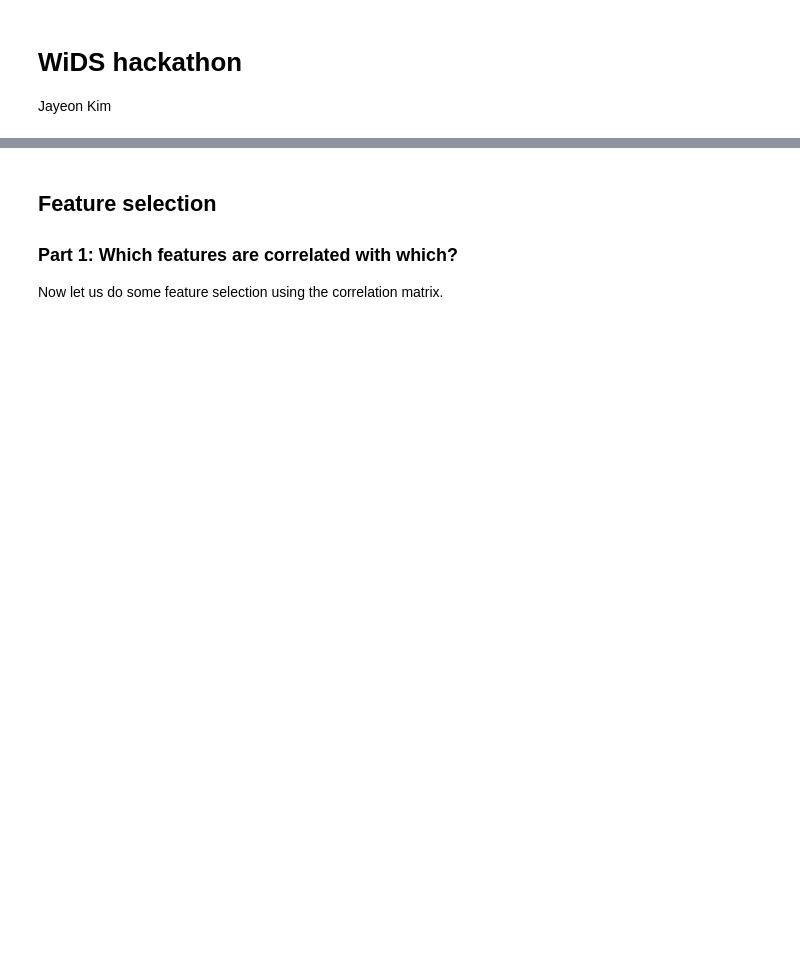
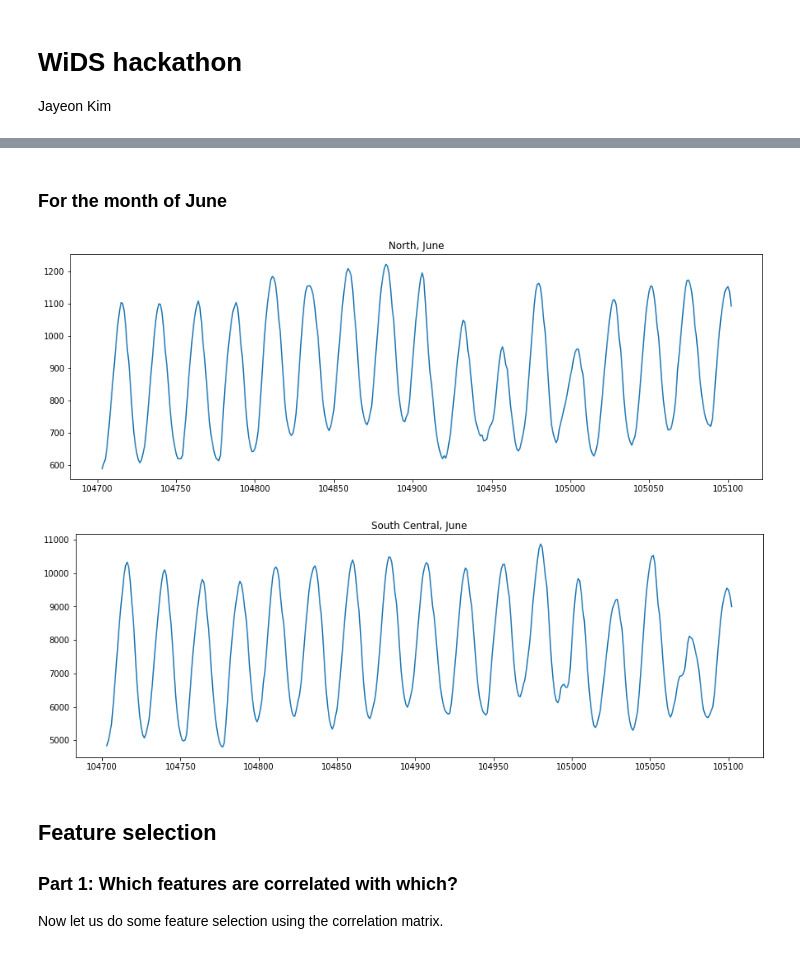
Before and after one commit to pouyashojaei/datathon-code, a Jupyter notebook: WiDS_Texas_jayeon.ipynb, the cells around one changed output, grey strips where cells are left out. Saved outputs shown, nothing was run; the diff lists cells and outputs as text; code cells hidden in the pictures; blank space fills up the shorter version.

```diff
--- a/WiDS_Texas_jayeon.ipynb
+++ b/WiDS_Texas_jayeon.ipynb
@@ -32,3 +48,17 @@ b'Skipping line 75320: expected 15 fields, saw 21\n'
+# %% [markdown]
+### For the month of June
+# %%
+for df in dfs:
+  df = df.reset_index()
+  df = df.drop(['level_0', 'index'], axis=1)
+
+  plt.figure(figsize=(15,5))
+  plt.title(f'{df.columns[0]}, June')
+  plt.plot(df[df['Month'] == 6].iloc[-500:-100,0])
+  plt.show()
+# %% [output]
+[figure, added]
+[figure, added]
 # %% [markdown]
 ## Feature selection
 ### Part 1: Which features are correlated with which?
```
Also changed, not shown: parts of 8 cells of this notebook.
